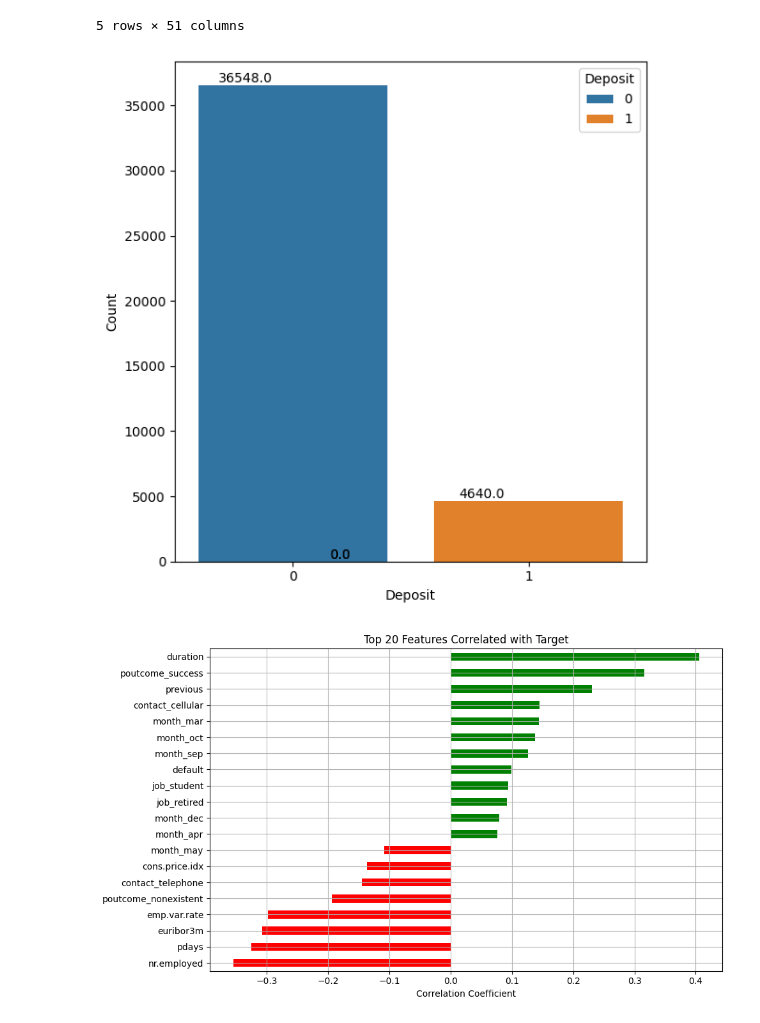
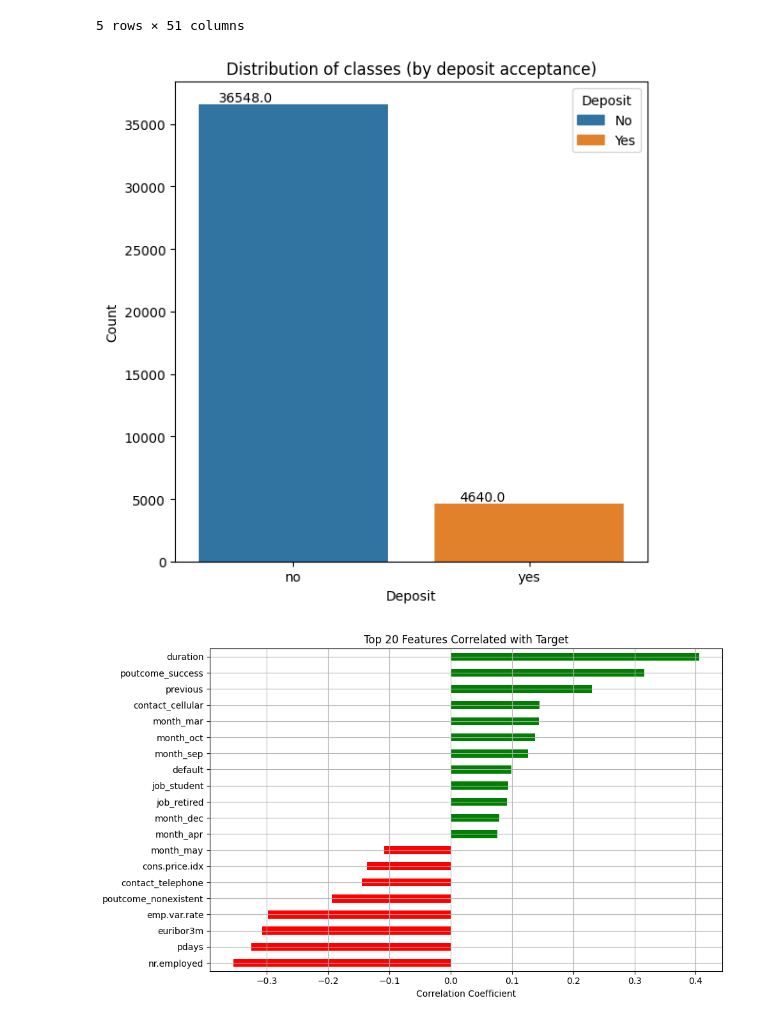
Before and after one commit to atewari-bot/bank-marketing-campaign, a Jupyter notebook: bank_marketing_campaign.ipynb, the cells around one changed output. Saved outputs shown, nothing was run; the diff lists cells and outputs as text; code cells hidden in the pictures.

```diff
--- a/bank_marketing_campaign.ipynb
+++ b/bank_marketing_campaign.ipynb
@@ -521,15 +529,30 @@ new_df.head()
 | 4 | 2.0 | 0.0 | 2.0 | 4.0 | 0.0 | 0.0 | 0.0 | 0.0 | ... |
 5 rows × 51 columns
 # %%
-data = new_df['deposit'].value_counts().reset_index()
-data.columns = ['Deposit', 'Count']
-ax = sns.barplot(x='Deposit', y='Count', data=data, hue='Deposit')
-for p in ax.patches:
-    ax.annotate('{:.1f}'.format(p.get_height()), (p.get_x() + 0.2, p.get_height()), ha='center', va='bottom')
+# Barplot for deposit acceptance distribution
+def deposit_accentance_distribution(df):
+    data = df['deposit'].value_counts().reset_index()
+    data.columns = ['Deposit', 'Count']
+    ax = sns.barplot(x='Deposit', y='Count', data=data, hue='Deposit')
 
-plt.savefig('data/class_distribution.png')
+    # Custom labels
+    custom_labels = ["No", "Yes"]
+    # Get the bars
+    bars_patches = ax.patches
+    unique_bars = bars_patches[:len(custom_labels)]
+    # Create legend handles manually to match bar colors
+    handles = [plt.Rectangle((0,0),1,1, color=bar.get_facecolor()) for bar in unique_bars]
+
+    for p in bars_patches:
+        ax.annotate('{:.1f}'.format(p.get_height()), (p.get_x() + 0.2, p.get_height()), ha='center', va='bottom')
+
+    plt.title("Distribution of classes (by deposit acceptance)")
+    plt.legend(handles, custom_labels, title="Deposit")
+    plt.savefig('data/class_distribution.png')
+
+deposit_accentance_distribution(df)
 # %% [output]
-[figure, old version]
+[figure, new version]
 # %%
 #  Top 20 features correlated with target Deposit
 def plot_feature_correlation_with_target(new_df):
```
Also changed, not shown: parts of 16 cells of this notebook, 2 other files.
